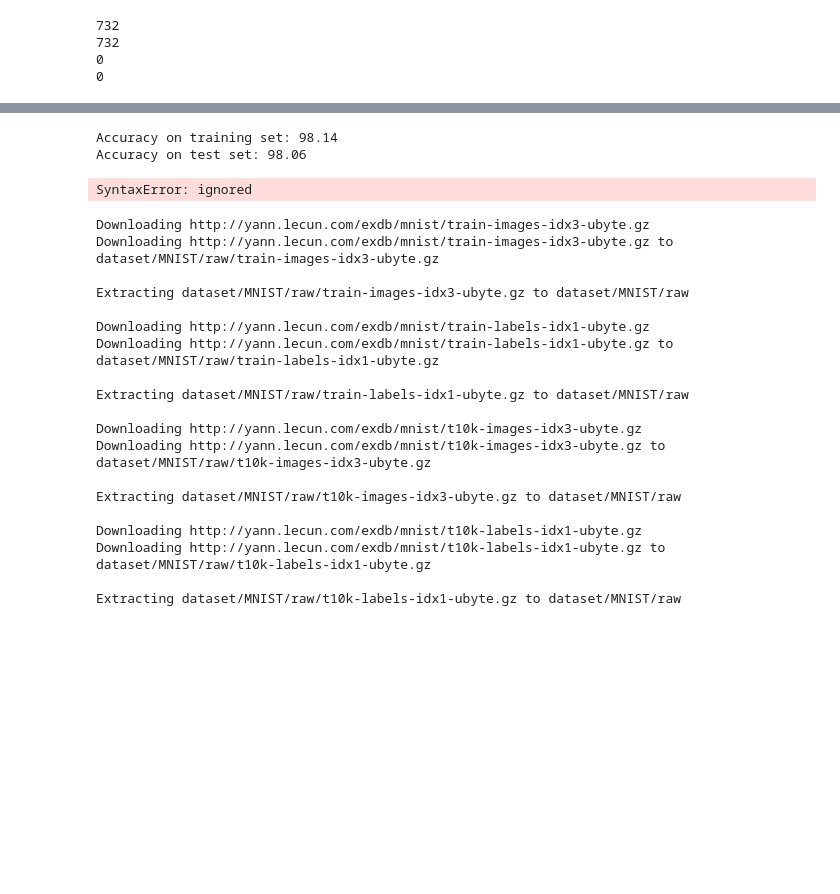
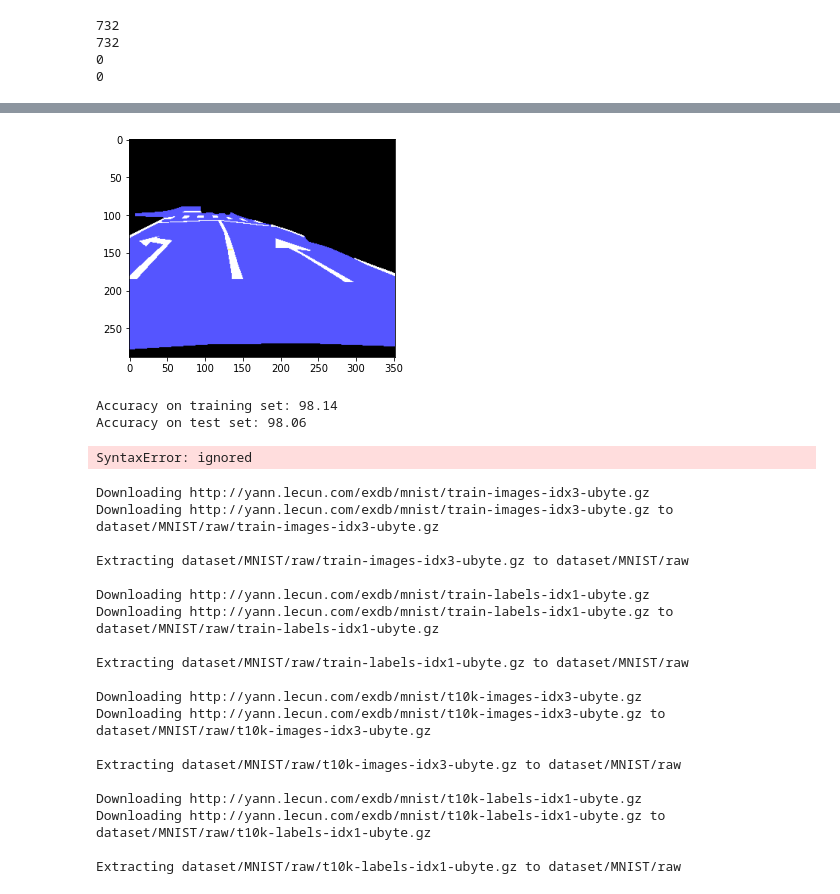
Before and after one commit to weslyca/Lite-HRNet-pytorch, a Jupyter notebook: CNN_pytorch.ipynb, the cells around one changed output, grey strips where cells are left out. Drawn from its saved outputs; the diff is of its cells as text; code cells hidden in the pictures; blank space fills up the shorter version.

```diff
--- a/CNN_pytorch.ipynb
+++ b/CNN_pytorch.ipynb
@@ -989,0 +1120,23 @@ RuntimeError: ignored
+# %%
+def show_label(label_name):
+  img =  cv2.imread(labels_path + '/' + label_name)
+  # print(img.shape)
+  # print(img[0])
+
+  # print(np.unique(img))
+
+  for i in range(img.shape[0]):
+    for j in range(img.shape[1]):
+      aa = img[i][j][0]
+      bb = img[i][j][1]
+      cc = img[i][j][2]
+      if aa == bb and bb == cc:
+        pass
+      else:
+        print("erro")
+      class_ = img[i][j][0]
+      img[i][j][0] = color_map[class_][0]
+      img[i][j][1] = color_map[class_][1]
+      img[i][j][2] = color_map[class_][2]
+
+  plt.imshow(img)
@@ -990,3 +1167,7 @@ RuntimeError: ignored
+# %%
+show_label(train_dataset.images_names[234])
+# %% [output]
+[figure, added]
 # %%
 # Check accuracy on training & test to see how good our model
 def check_accuracy(loader, model):
```
Also changed, not shown: parts of 15 cells of this notebook.
